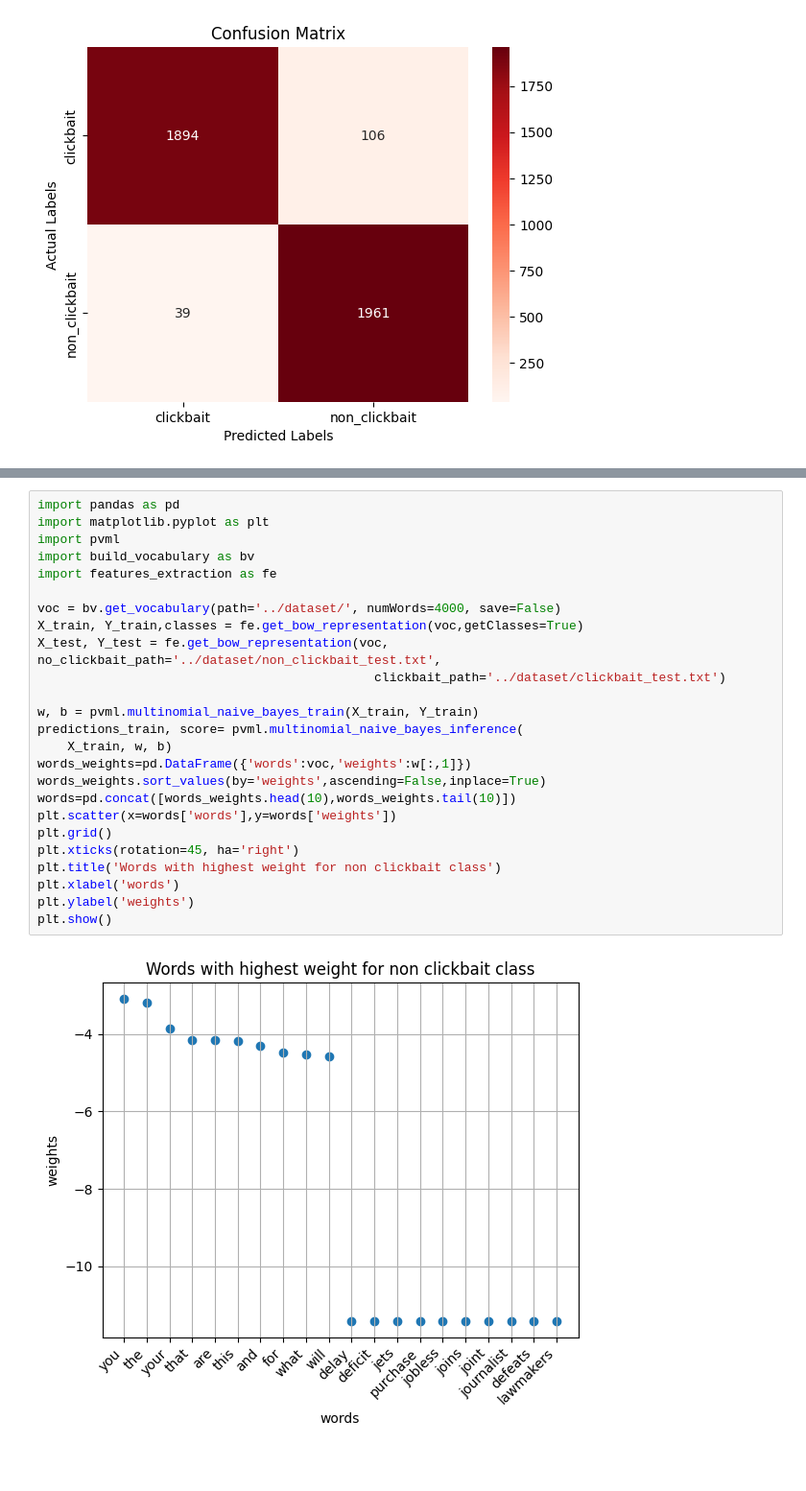
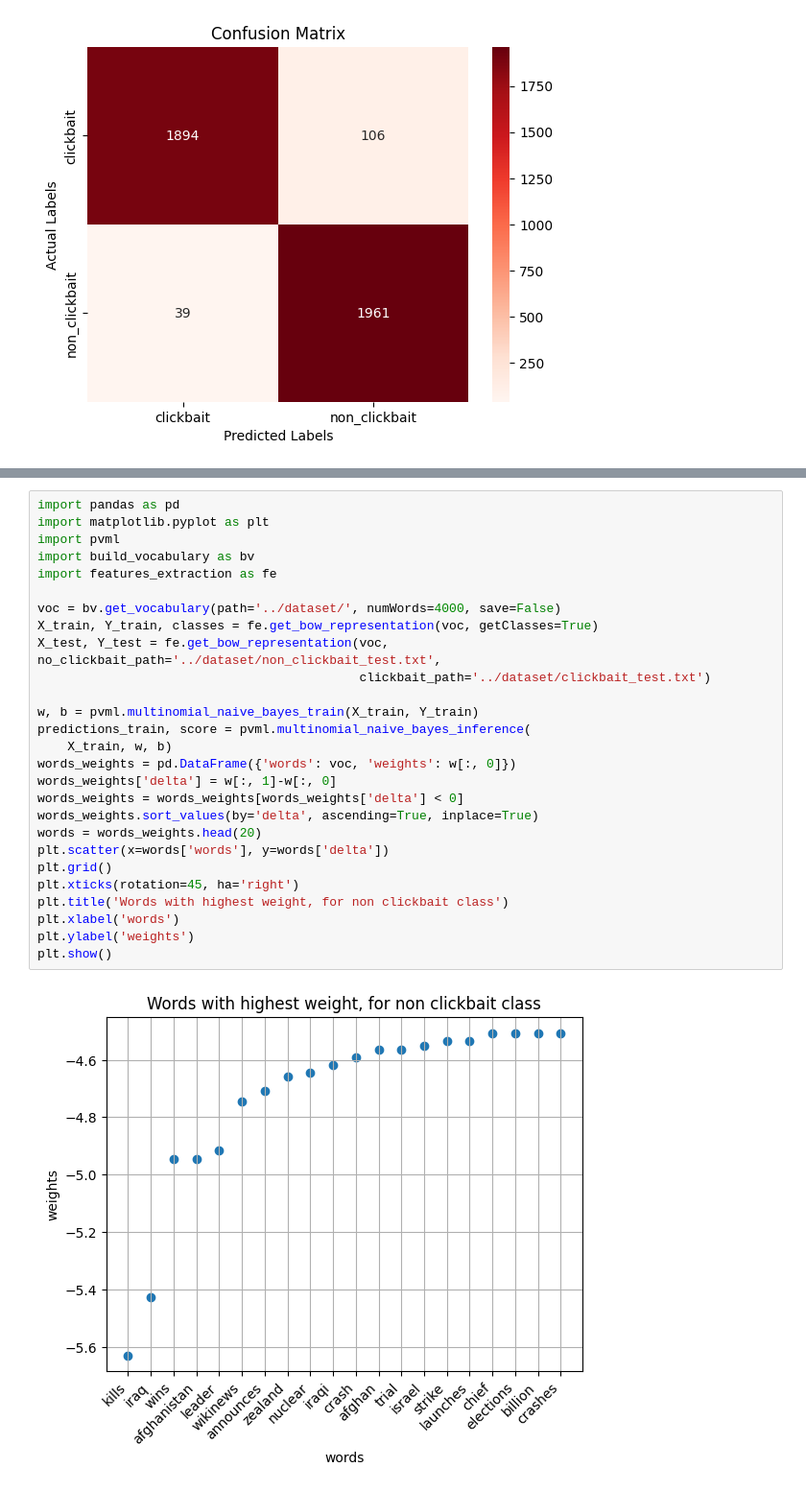
Before and after one commit to DavideLigari/clickbaits-recognition, a Jupyter notebook: code/analysis_naive_bayes.ipynb, the cells around one changed output, grey strips where cells are left out. Shown at 96% size. Saved outputs shown, nothing was run; the diff lists cells and outputs as text; blank space fills up the shorter version.

```diff
--- a/code/analysis_naive_bayes.ipynb
+++ b/code/analysis_naive_bayes.ipynb
@@ -374,27 +376,29 @@ plt.show()
 # %%
 import pandas as pd
 import matplotlib.pyplot as plt
 import pvml
 import build_vocabulary as bv
 import features_extraction as fe
 
 voc = bv.get_vocabulary(path='../dataset/', numWords=4000, save=False)
-X_train, Y_train,classes = fe.get_bow_representation(voc,getClasses=True)
+X_train, Y_train, classes = fe.get_bow_representation(voc, getClasses=True)
 X_test, Y_test = fe.get_bow_representation(voc, no_clickbait_path='../dataset/non_clickbait_test.txt',
-                                             clickbait_path='../dataset/clickbait_test.txt')
+                                           clickbait_path='../dataset/clickbait_test.txt')
 
 w, b = pvml.multinomial_naive_bayes_train(X_train, Y_train)
-predictions_train, score= pvml.multinomial_naive_bayes_inference(
+predictions_train, score = pvml.multinomial_naive_bayes_inference(
     X_train, w, b)
-words_weights=pd.DataFrame({'words':voc,'weights':w[:,1]})
-words_weights.sort_values(by='weights',ascending=False,inplace=True)
-words=pd.concat([words_weights.head(10),words_weights.tail(10)])
-plt.scatter(x=words['words'],y=words['weights'])
+words_weights = pd.DataFrame({'words': voc, 'weights': w[:, 0]})
+words_weights['delta'] = w[:, 1]-w[:, 0]
+words_weights = words_weights[words_weights['delta'] < 0]
+words_weights.sort_values(by='delta', ascending=True, inplace=True)
+words = words_weights.head(20)
+plt.scatter(x=words['words'], y=words['delta'])
 plt.grid()
 plt.xticks(rotation=45, ha='right')
-plt.title('Words with highest weight for non clickbait class')
+plt.title('Words with highest weight, for non clickbait class')
 plt.xlabel('words')
 plt.ylabel('weights')
 plt.show()
 # %% [output]
-[figure, old version]
+[figure, new version]
```
Also changed, not shown: parts of 1 cell of this notebook.
